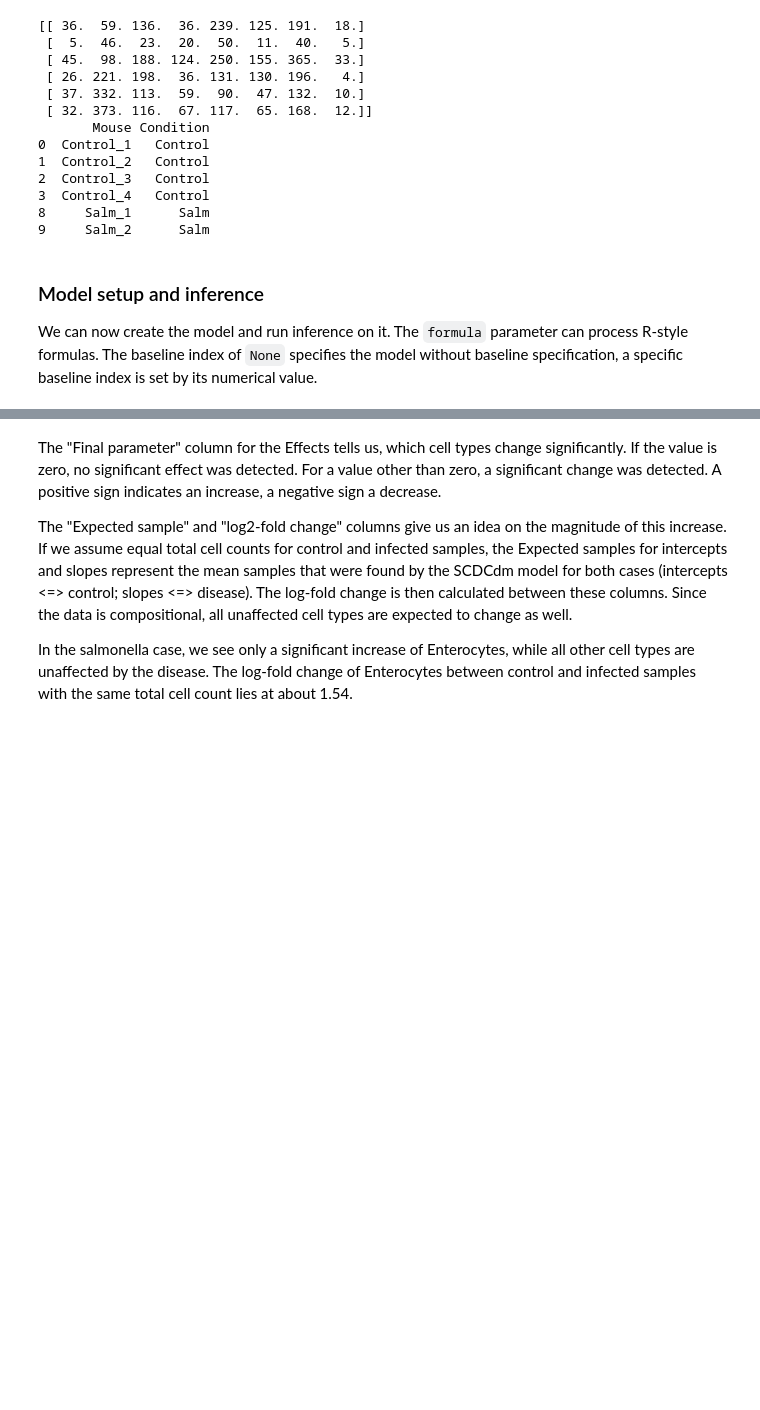
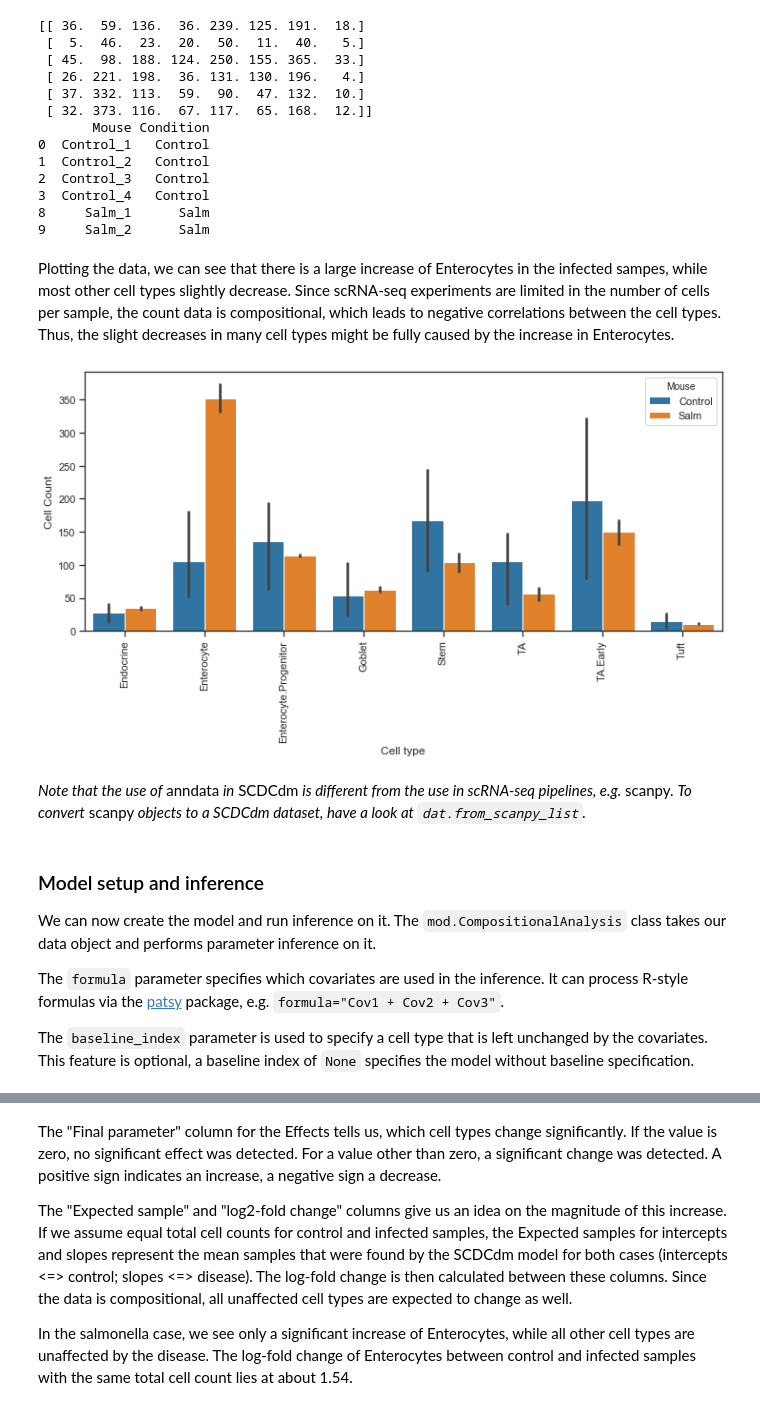
Before and after one commit to theislab/scCODA, a Jupyter notebook: tutorials/Tutorial.ipynb, the cells around one changed output, grey strips where cells are left out. Cells and saved outputs as stored; diff of their text form; code cells hidden in the pictures; blank space fills up the shorter version.

Commit message:
Extended tutorial, qol changes for baseline specification

```diff
--- a/tutorials/Tutorial.ipynb
+++ b/tutorials/Tutorial.ipynb
@@ -86,12 +84,35 @@ Transforming to str index.
 3  Control_4   Control
 8     Salm_1      Salm
 9     Salm_2      Salm
+# %% [markdown]
+Plotting the data, we can see that there is a large increase of Enterocytes in the infected sampes, while most other cell types slightly decrease.
+Since scRNA-seq experiments are limited in the number of cells per sample, the count data is compositional, which leads to negative correlations between the cell types.
+Thus, the slight decreases in many cell types might be fully caused by the increase in Enterocytes.
+# %%
+fig, ax = plt.subplots(figsize=(12,5))
+df = pd.melt(salm_df, id_vars=['Mouse'], value_vars=salm_df.columns[1:])
+sns.set_context('notebook')
+sns.set_style('ticks')
+d = sns.barplot(x='variable', y = 'value', hue=df["Mouse"].str.replace(r"_[0-9]", ""), data=df)
+d.set_ylabel('Cell Count')
+loc, labels = plt.xticks()
+d.set_xticklabels(labels, rotation=90)
+d.set_xlabel('Cell type')
+plt.show()
+# %% [output]
+[figure, added]
+# %% [markdown]
+*Note that the use of* anndata *in* SCDCdm *is different from the use in scRNA-seq pipelines, e.g.* scanpy.
+*To convert* scanpy *objects to a SCDCdm dataset, have a look at `dat.from_scanpy_list`.*
 # %% [markdown]
 ### Model setup and inference
 
-We can now create the model and run inference on it.
-The `formula` parameter can process R-style formulas.
-The baseline index of `None` specifies the model without baseline specification, a specific baseline index is set by its numerical value.
+We can now create the model and run inference on it. The `mod.CompositionalAnalysis` class takes our data object and performs parameter inference on it.
+
+The `formula` parameter specifies which covariates are used in the inference. It can process R-style formulas via the [patsy](https://github.com/pydata/patsy/blob/master/doc/index.rst) package, e.g. `formula="Cov1 + Cov2 + Cov3"`.
+
+The `baseline_index` parameter is used to specify a cell type that is left unchanged by the covariates.
+This feature is optional, a baseline index of `None` specifies the model without baseline specification.
 # %%
 model_salm = mod.CompositionalAnalysis(data_salm, formula="Condition", baseline_index=None)
 # %%
```
Also changed, not shown: parts of 6 cells of this notebook, 5 other files.
